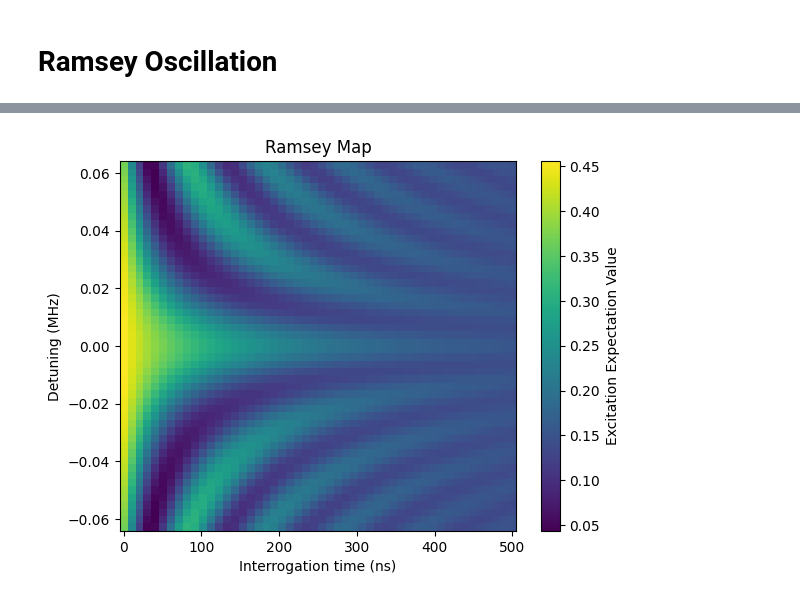
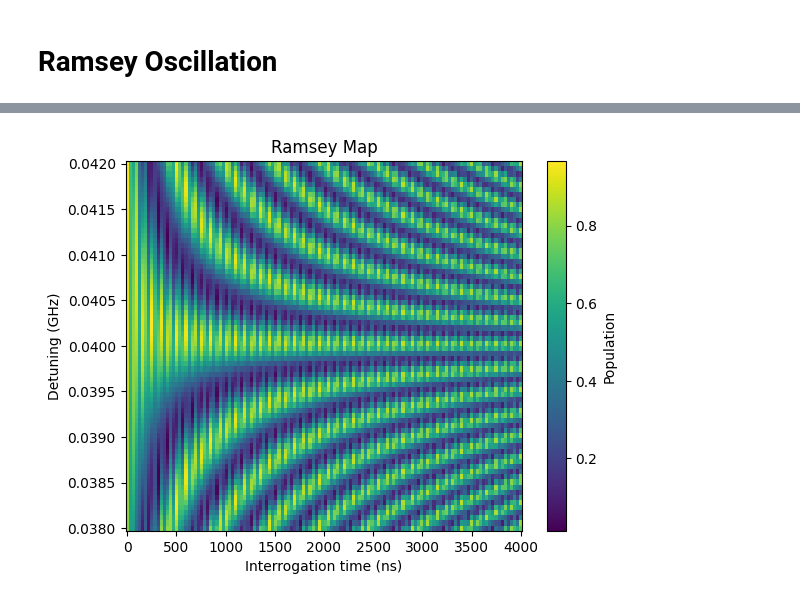
Before and after one commit to jyamaoka/qubit_zz_coupling, a Jupyter notebook: examples/ramsey_scan.ipynb, the cells around one changed output, grey strips where cells are left out. Drawn from its saved outputs; the diff is of its cells as text; code cells hidden in the pictures.

```diff
--- a/examples/ramsey_scan.ipynb
+++ b/examples/ramsey_scan.ipynb
@@ -23,13 +30,13 @@ USE_MP = True # Depends on system
 
 # Define system parameters
 SYSTEM_PARAMS_base = {
-    "f_q1": 3.2,  # GHz, Qubit 1 frequency (3.2)
-    "f_q2": 3.35,  # GHz, Qubit 2 frequency
-    "f_tls": 3.2,  # GHz, TLS frequency (resonant with Qubit 1)
-    "T1": {"q1": 200, "q2": 250, "tls": 1e8},  # Relaxation rates
-    "T2": {"q1": 150, "q2": 180, "tls": 1e8},  # Dephasing rates
-    "J_zz": 0.00, # Jzz coupling
-    "J_tls": 0.00,  # GHz, Coupling strength between Qubit 1 and TLS
+    "f_q1": 3.200,  # GHz, Qubit 1 frequency (3.2)
+    "f_q2": 3.350,  # GHz, Qubit 2 frequency
+    "f_tls": 3.200,  # GHz, TLS frequency (resonant with Qubit 1)
+    "T1": {"q1": 20000, "q2": 250000, "tls": 1e8},  # Relaxation rates 200
+    "T2": {"q1": 15000, "q2": 180000, "tls": 1e8},  # Dephasing rates 150
+    "J_zz": 0.01, # Jzz coupling
+    "J_tls": 0.01,  # GHz, Coupling strength between Qubit 1 and TLS
     "omega1": 2*np.pi * 0.01, # drive amplitude (sets π/2 duration)
     "omega2": 2*np.pi * 0.01, # drive amplitude (sets π/2 duration)
     "time_points": np.linspace(0, 300, 105),  # Time points in μs
@@ -50,22 +52,23 @@ array([ 0. ,  0.5,  1. ,  1.5,  2. ,  2.5,  3. ,  3.5,  4. ,  4.5,  5. ,
 SYSTEM_PARAMS = SYSTEM_PARAMS_base.copy()
 
 w_q1 = f2w(SYSTEM_PARAMS["f_q1"])
-w_d = w_q1 + f2w(0.01)
+w_d = w_q1 + f2w(0.042)
 omega = SYSTEM_PARAMS["omega1"]
 
 # Example sweep
-taus      = np.linspace(0, 400, 64)
-t_p = np.pi / (SYSTEM_PARAMS["omega1"])
+taus      = np.linspace(0, 4000, 64)
+t_p = np.pi / (2*SYSTEM_PARAMS["omega1"])
+
 
 H, c_ops, sz_q1, sz_q2, sx_q1, sx_q2, sm_q1, sm_q2 = setup_operators(SYSTEM_PARAMS)
 
 def pm(t):
-    res_psi = ramsey_result(t, w_d, t_p, omega, H, sx_q1, c_ops, opts=opts, psi0=make_3tensor(0,1,1))
+    res_psi = ramsey_result(t, w_d, t_p, omega, H, sx_q1, c_ops, opts=opts, psi0=make_3tensor(1,0,0), step=1)
     n = make_n(sm_q1)
     res = expect(n, res_psi)
     return res
 
 if  USE_MP:
-    vals = list(parallel_map(pm,taus))
+    vals = list(parallel_map(pm,taus,progress_bar=True))
 else:
     vals = [pm(tau) for tau in taus]
@@ -85,6 +163,8 @@ Text(0, 0.5, 'Excitation expectation value')
 SYSTEM_PARAMS = SYSTEM_PARAMS_base.copy()
 
 w_q1 = f2w(SYSTEM_PARAMS["f_q1"])
+w_q2 = f2w(SYSTEM_PARAMS["f_q2"])
+
 w_d = w_q1 + f2w(0.00)
 omega = SYSTEM_PARAMS["omega1"]
 
@@ -95,15 +175,15 @@ t_p = np.pi / (2 * SYSTEM_PARAMS["omega1"])
 H, c_ops, sz_q1, sz_q2, sx_q1, sx_q2, sm_q1, sm_q2 = setup_operators(SYSTEM_PARAMS)
 
 def pm(arg):
-    res_psi = ramsey_result(arg[0], arg[1], t_p, omega, H, sx_q1, c_ops, opts=opts, psi0=make_3tensor(1,0,0))
+    res_psi = ramsey_result_multiplex(arg[0], arg[1],  w_q2+f2w(0.0), t_p, omega, H, sx_q1, sx_q2, c_ops, opts=opts, psi0=make_3tensor(1,0,0))
     n = make_n(sm_q1)
     res = expect(n, res_psi)
     return res
 
 # interrogation times and detunings
-T=np.linspace(0,500,50) # ns
-Det_p=np.linspace(f2w(-0.01),f2w(0.01),50) # GHz
-Det=Det_p+w_q1 # GHz
+T=np.linspace(0,4000,128) # ns
+Det_p=np.linspace(0.038,0.042,72) # GHz
+Det=f2w(Det_p)+w_q1 # GHz
 
 # generates pairs for each coordinate and puts them in a 1D list
 T,Det=np.meshgrid(T,Det)
@@ -131,14 +211,13 @@ Total run time:  13.00s
 # %%
-
 # prompt: Plot exp pcolor map with T and Det as axis
 
 
 # Assuming T and Det and exp are defined from the previous code block
 plt.pcolormesh(T, Det_p, rmap)
 plt.xlabel("Interrogation time (ns)")
-plt.ylabel("Detuning (MHz)")
+plt.ylabel("Detuning (GHz)")
 plt.title("Ramsey Map")
-plt.colorbar(label="Excitation Expectation Value")
+plt.colorbar(label="Population")
 plt.show()
 # %% [output]
-[figure, old version]
+[figure, new version]
```
Also changed, not shown: parts of 29 cells of this notebook, 3 other files.
